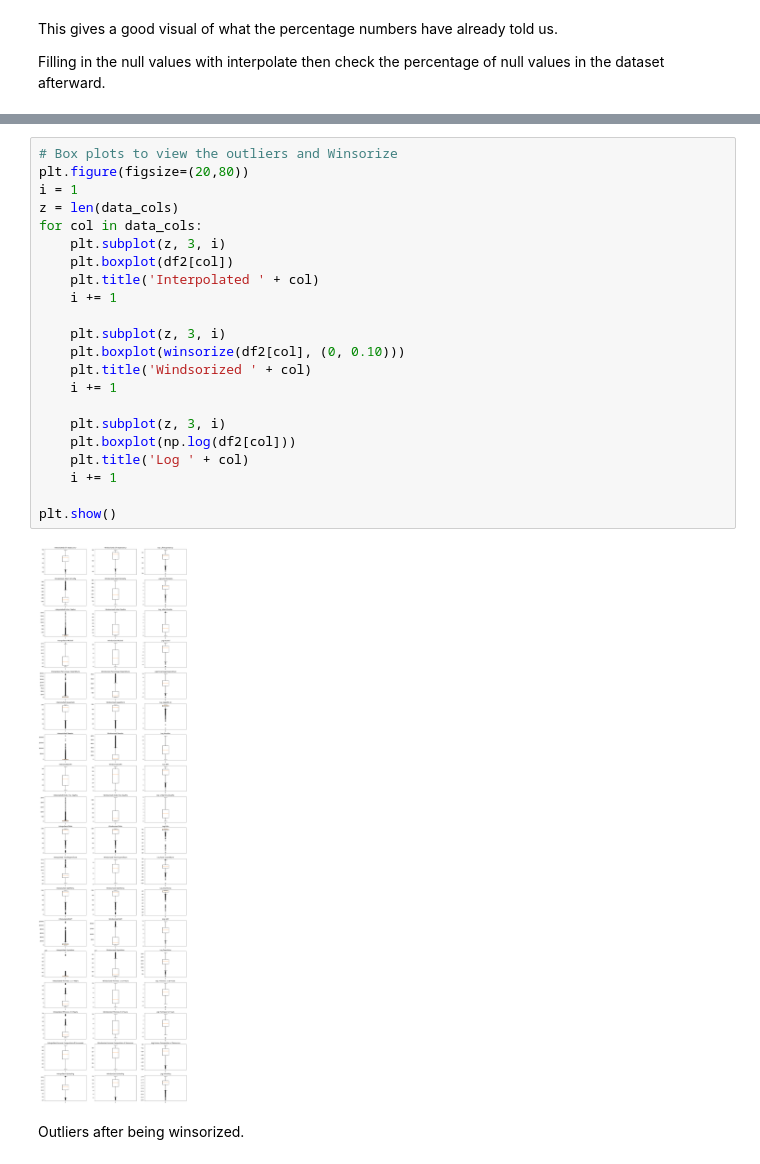
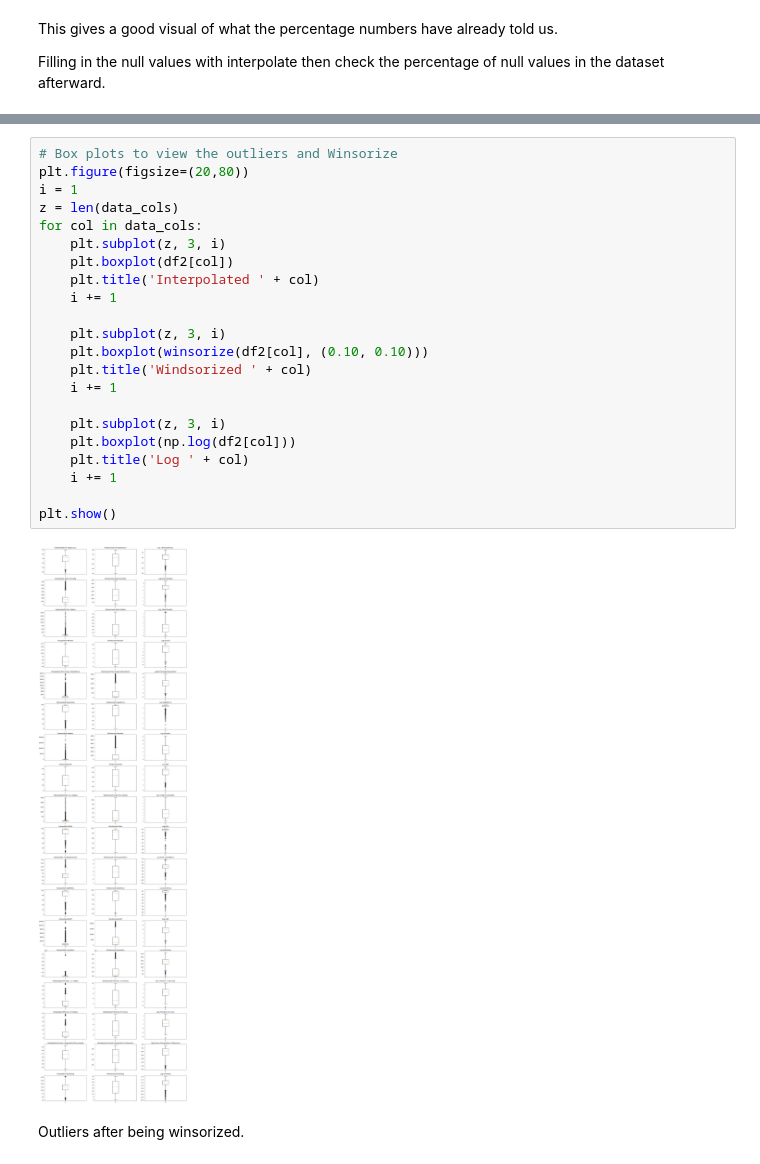
Before and after one commit to Taslack/Thinkful, a Jupyter notebook: Module 16/Checkpoint 10/Challenge.ipynb, the cells around one changed output, grey strips where cells are left out. Saved outputs shown, nothing was run; the diff lists cells and outputs as text.

```diff
--- a/Module 16/Checkpoint 10/Challenge.ipynb
+++ b/Module 16/Checkpoint 10/Challenge.ipynb
@@ -196,27 +198,27 @@ dtype: float64
 # %%
 # Box plots to view the outliers and Winsorize
 plt.figure(figsize=(20,80))
 i = 1
 z = len(data_cols)
 for col in data_cols:
     plt.subplot(z, 3, i)
     plt.boxplot(df2[col])
     plt.title('Interpolated ' + col)
     i += 1
 
     plt.subplot(z, 3, i)
-    plt.boxplot(winsorize(df2[col], (0, 0.10)))
+    plt.boxplot(winsorize(df2[col], (0.10, 0.10)))
     plt.title('Windsorized ' + col)
     i += 1
 
     plt.subplot(z, 3, i)
     plt.boxplot(np.log(df2[col]))
     plt.title('Log ' + col)
     i += 1
 
 plt.show()
 # %% [output]
-[figure, old version]
+[figure, new version]
 # %% [markdown]
 Outliers after being winsorized.
 # %%
```
Also changed, not shown: parts of 15 cells of this notebook.
